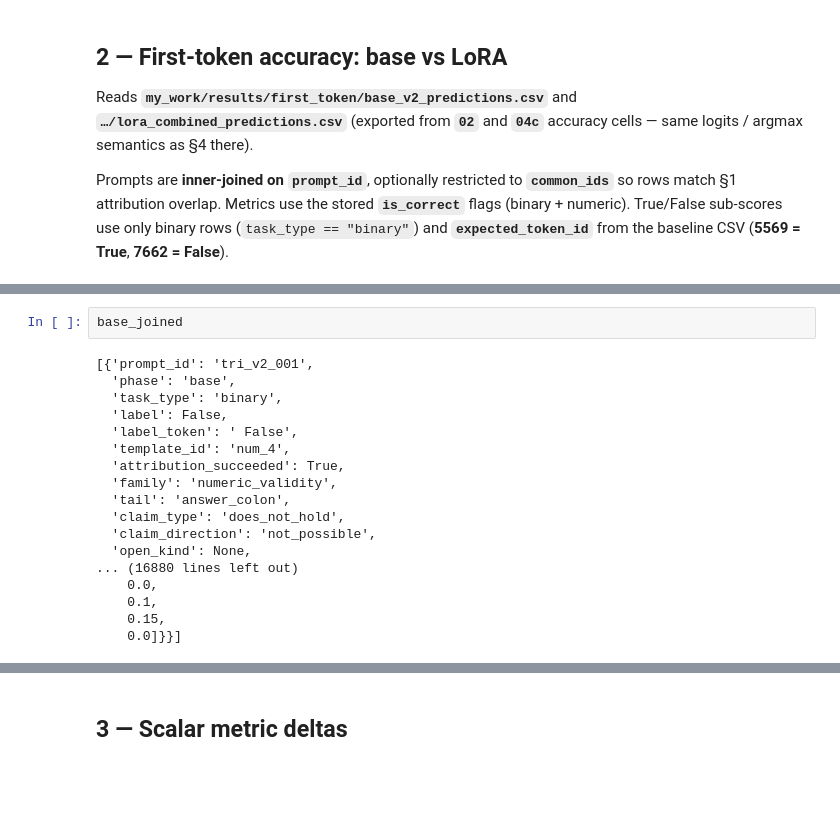
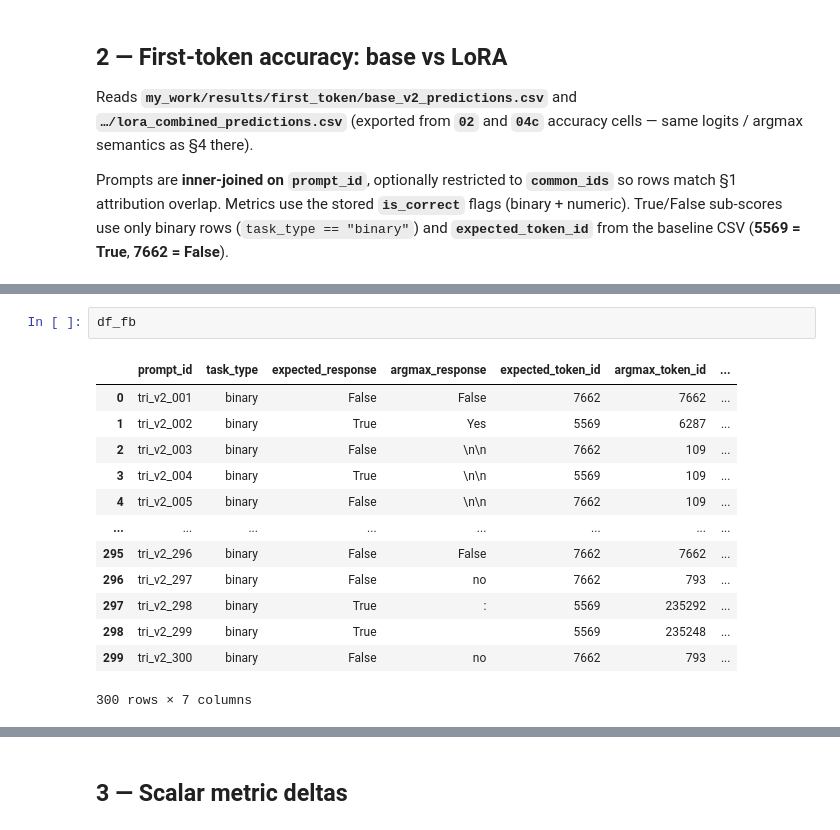
Before and after one commit to hollolaszlo88/thesis_circuit_breaker, a Jupyter notebook: my_work/notebooks/05_lora_comparison.ipynb, the cells around one changed output, grey strips where cells are left out. Cells and saved outputs as stored; diff of their text form; blank space fills up the shorter version.

```diff
--- a/my_work/notebooks/05_lora_comparison.ipynb
+++ b/my_work/notebooks/05_lora_comparison.ipynb
@@ -330,20 +338,16 @@ n_total                        54           54
-# %%
-base_joined
-# %% [output]
-[{'prompt_id': 'tri_v2_001',
-  'phase': 'base',
-  'task_type': 'binary',
-  'label': False,
-  'label_token': ' False',
-  'template_id': 'num_4',
-  'attribution_succeeded': True,
-  'family': 'numeric_validity',
-  'tail': 'answer_colon',
-  'claim_type': 'does_not_hold',
-  'claim_direction': 'not_possible',
-  'open_kind': None,
-... (16880 lines left out)
-    0.0,
-    0.1,
-    0.15,
-    0.0]}}]
+# %%
+df_fb
+# %% [output]
+|  | prompt_id | task_type | expected_response | argmax_response | expected_token_id | argmax_token_id | ... |
+| 0 | tri_v2_001 | binary | False | False | 7662 | 7662 | ... |
+| 1 | tri_v2_002 | binary | True | Yes | 5569 | 6287 | ... |
+| 2 | tri_v2_003 | binary | False | \n\n | 7662 | 109 | ... |
+| 3 | tri_v2_004 | binary | True | \n\n | 5569 | 109 | ... |
+| 4 | tri_v2_005 | binary | False | \n\n | 7662 | 109 | ... |
+| ... | ... | ... | ... | ... | ... | ... | ... |
+| 295 | tri_v2_296 | binary | False | False | 7662 | 7662 | ... |
+| 296 | tri_v2_297 | binary | False | no | 7662 | 793 | ... |
+| 297 | tri_v2_298 | binary | True | : | 5569 | 235292 | ... |
+| 298 | tri_v2_299 | binary | True |  | 5569 | 235248 | ... |
+| 299 | tri_v2_300 | binary | False | no | 7662 | 793 | ... |
+300 rows × 7 columns
```
Also changed, not shown: parts of 11 cells of this notebook, 14 other files.
